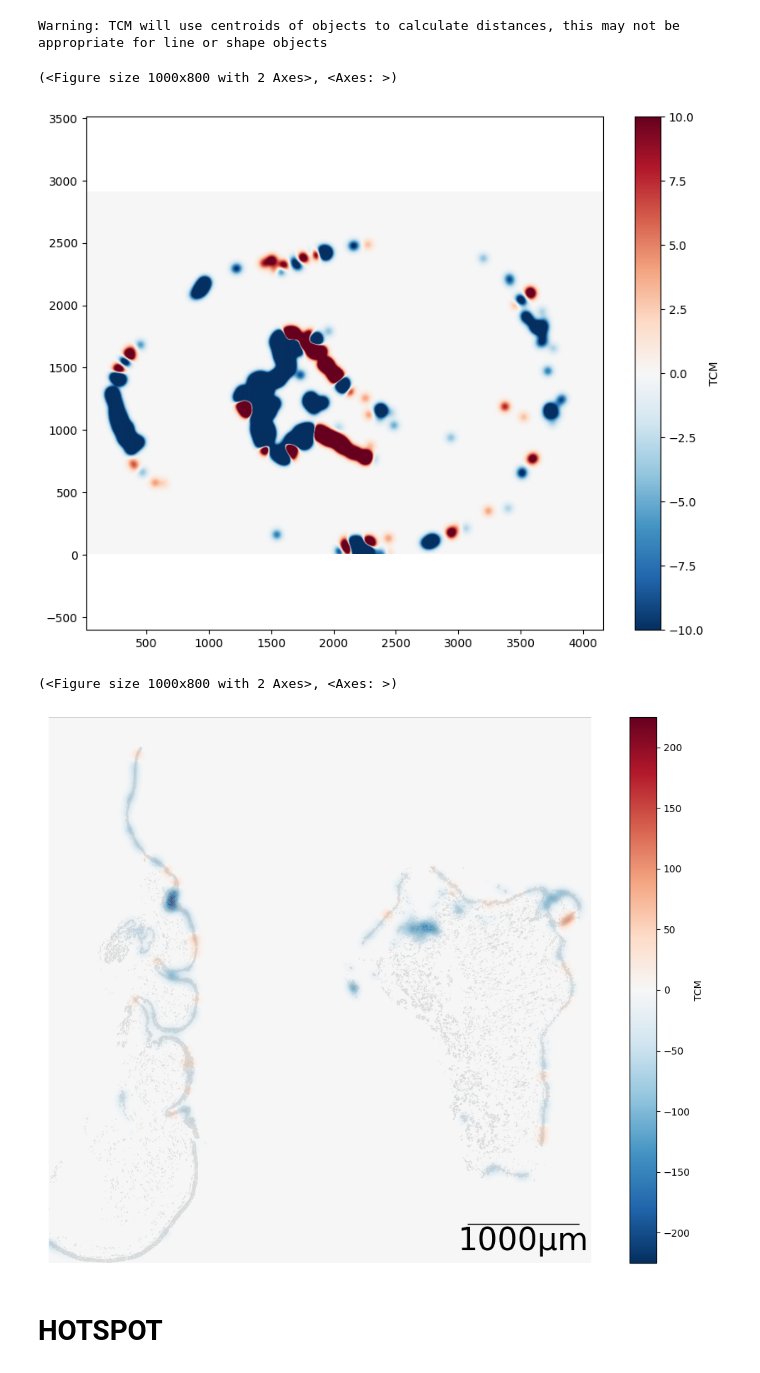
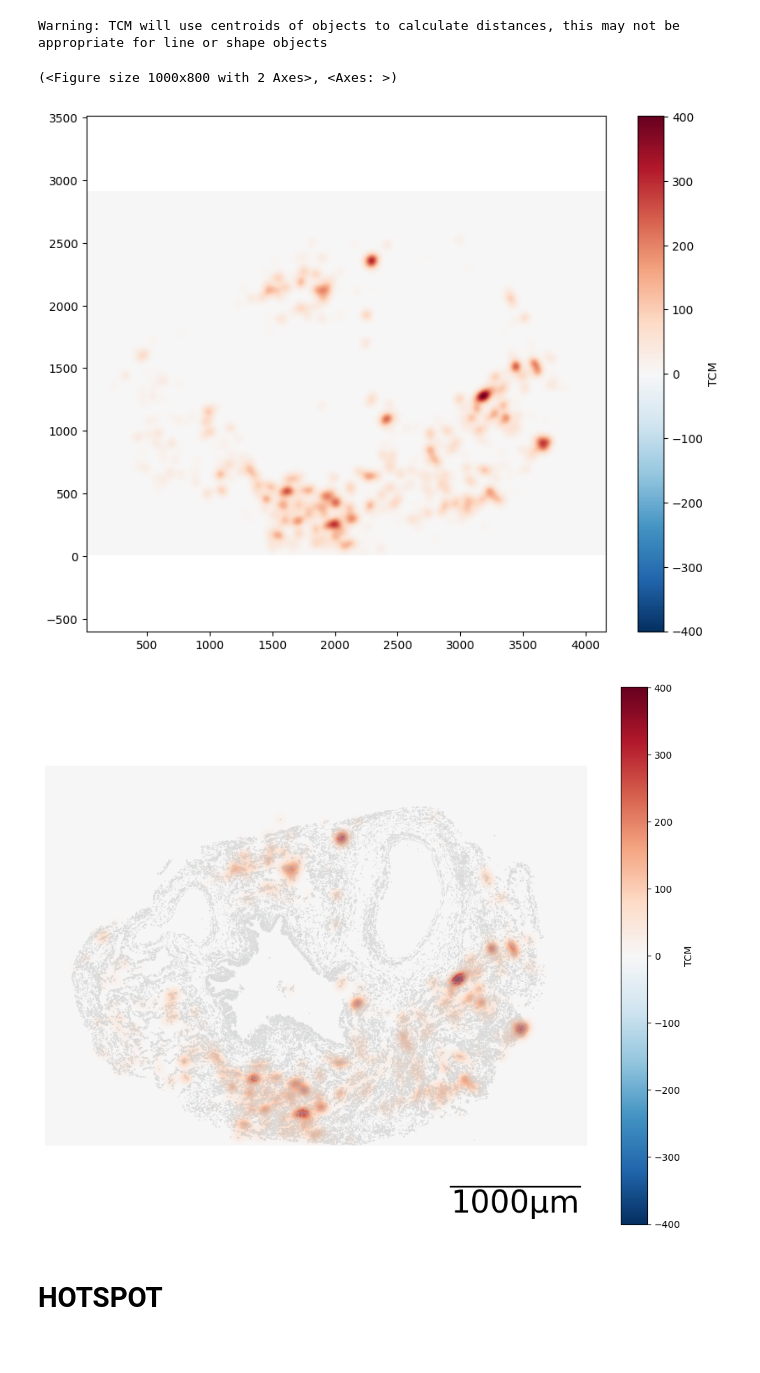
Before and after one commit to spatts14/AirScape_analysis, a Jupyter notebook: notebooks/visualize_muspan.ipynb, the cells around one changed output. Cells and saved outputs as stored; diff of their text form; code cells hidden in the pictures.

```diff
--- a/notebooks/visualize_muspan.ipynb
+++ b/notebooks/visualize_muspan.ipynb
@@ -62,7 +56,7 @@ print(inspect.signature(visualise_heatmap))
 
 # TREATMENT
 domain = ms.io.load_domain(
-    "/Volumes/phenotypingsputumasthmaticsaurorawellcomea1/live/Sara_Patti/009_ST_Xenium/output/muspan/domains/COPD_R035_V2_muspan_domain.muspan"
+    "/Volumes/phenotypingsputumasthmaticsaurorawellcomea1/live/Sara_Patti/009_ST_Xenium/output/muspan/domains/IPF_RBH_16_muspan_domain.muspan"
 )
 
 # # IPF
@@ -120,8 +117,13 @@ cell1_query = ms.query.query(
 # plt.savefig(output_dir / "level_1_cell_types_boundaries.png", bbox_inches="tight", dpi=600)
 # plt.savefig(output_dir / "level_1_cell_types_boundaries.pdf", bbox_inches="tight", dpi=600)
 # %%
-cell1 = "CTHRC1+ fibroblasts"
-cell2 = "CTHRC1+ fibroblasts"
+cell1 = "Airway/Alveolar macrophages"
+cell2 = "Airway/Alveolar macrophages"
+
+cell1_safe = cell1.replace("/", "_").replace(" ", "_")
+cell2_safe = cell2.replace("/", "_").replace(" ", "_")
+
+
 clusters_of_interest = [cell1, cell2]
 # 'Interstitial macrophages', 'Ciliated cells'
 cluster_of_interest_query = ms.query.query(
@@ -264,11 +244,11 @@ ms.visualise.visualise_topographical_correlation_map(
     ax=ax,
     tcm_cmap="RdBu_r",
     colorbar_label="TCM",
-    colorbar_limit=10,
+    #colorbar_limit=10,
 )
 # %% [output]
 (<Figure size 1000x800 with 2 Axes>, <Axes: >)
-[figure, old version]
+[figure, new version]
 # %%
 fig, ax = plt.subplots(figsize=(10, 8))
 # Visualize the domain with cell boundaries
@@ -277,35 +257,39 @@ ms.visualise.visualise(
     objects_to_plot=("collection", "Cell boundaries"),
     add_cbar=False,
     shape_kwargs={
         "alpha": 0.5,
         "linewidth": 0.005,
         "edgecolor": "#00000000",
         "color": "#bec1c2",
     },
     add_scalebar=True,
     scalebar_kwargs={
         "size": 1000,
         "label": "1000µm",
         "loc": "lower right",
         "pad": 0.1,
         "color": "black",
         "frameon": False,
         "size_vertical": 2,
     },
     ax=ax,
 )
 
 ms.visualise.visualise_topographical_correlation_map(
     domain,
     TCM_array,
     ax=ax,
     colorbar_limit=None,
     tcm_cmap="RdBu_r",
     colorbar_label="TCM",
 )
+
+plt.savefig(
+    output_dir / f"{cell1_safe}_{cell2_safe}_TCM.png",
+    dpi=600,
+)
 # %% [output]
-(<Figure size 1000x800 with 2 Axes>, <Axes: >)
-[figure, old version]
+[figure, new version]
 # %%
 # ms.visualise.visualise_topographical_correlation_map(
 #     domain,
```
Also changed, not shown: parts of 11 cells of this notebook, 2 other files.
